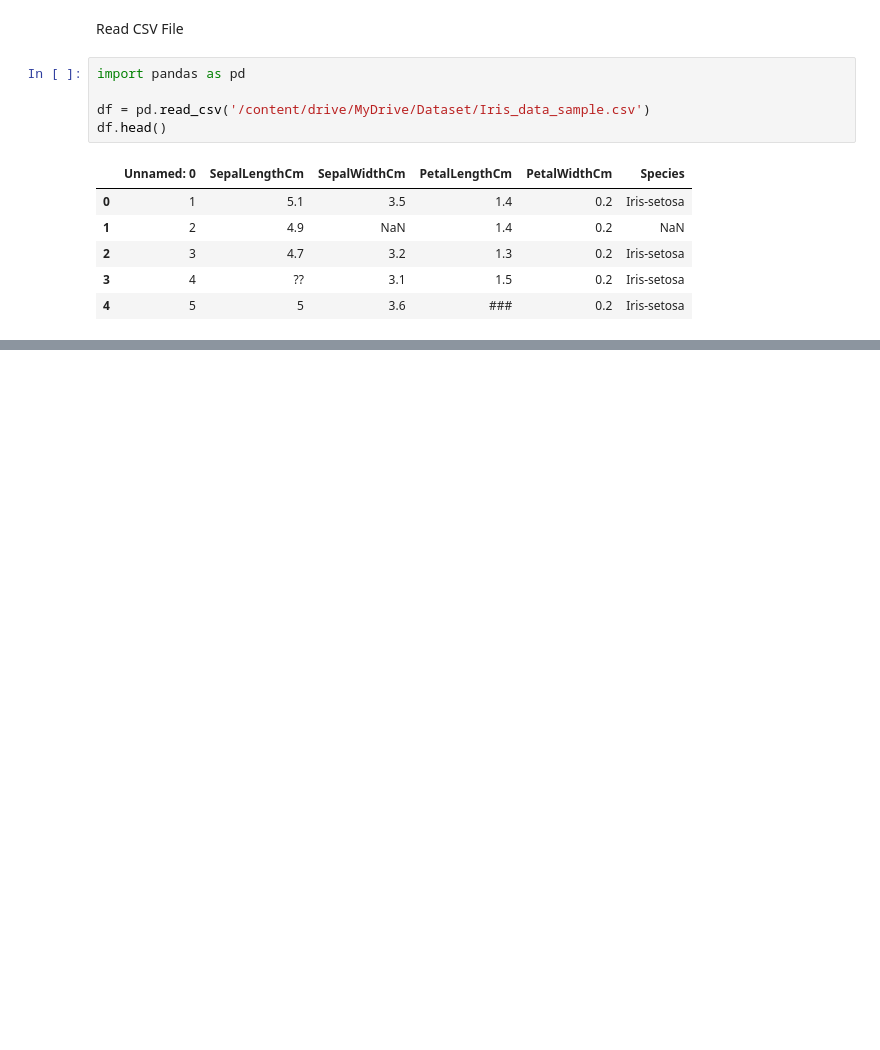
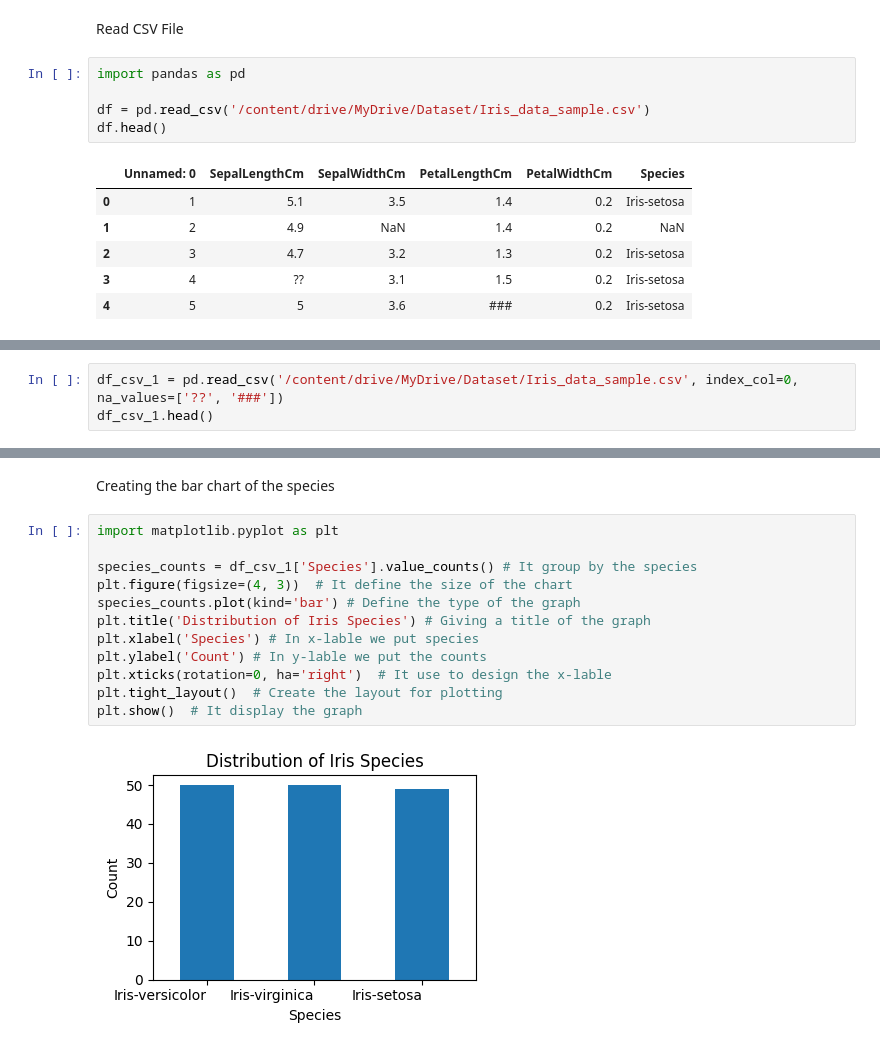
Before and after one commit to Sudeb09/Data-Analysis-Using-Python, a Jupyter notebook: iris.ipynb, the cells around one changed output, grey strips where cells are left out. Saved outputs shown, nothing was run; the diff lists cells and outputs as text; blank space fills up the shorter version.

```diff
--- a/iris.ipynb
+++ b/iris.ipynb
@@ -37,0 +92,3 @@ Read E
+# %%
+df_csv_1 = pd.read_csv('/content/drive/MyDrive/Dataset/Iris_data_sample.csv', index_col=0, na_values=['??', '###'])
+df_csv_1.head()
@@ -37,0 +171,16 @@ Read E
+# %% [markdown]
+Creating the bar chart of the species
+# %%
+import matplotlib.pyplot as plt
+
+species_counts = df_csv_1['Species'].value_counts() # It group by the species
+plt.figure(figsize=(4, 3))  # It define the size of the chart
+species_counts.plot(kind='bar') # Define the type of the graph
+plt.title('Distribution of Iris Species') # Giving a title of the graph
+plt.xlabel('Species') # In x-lable we put species
+plt.ylabel('Count') # In y-lable we put the counts
+plt.xticks(rotation=0, ha='right')  # It use to design the x-lable
+plt.tight_layout()  # Create the layout for plotting
+plt.show()  # It display the graph
+# %% [output]
+[figure, added]
```
Also changed, not shown: parts of 27 cells of this notebook.
